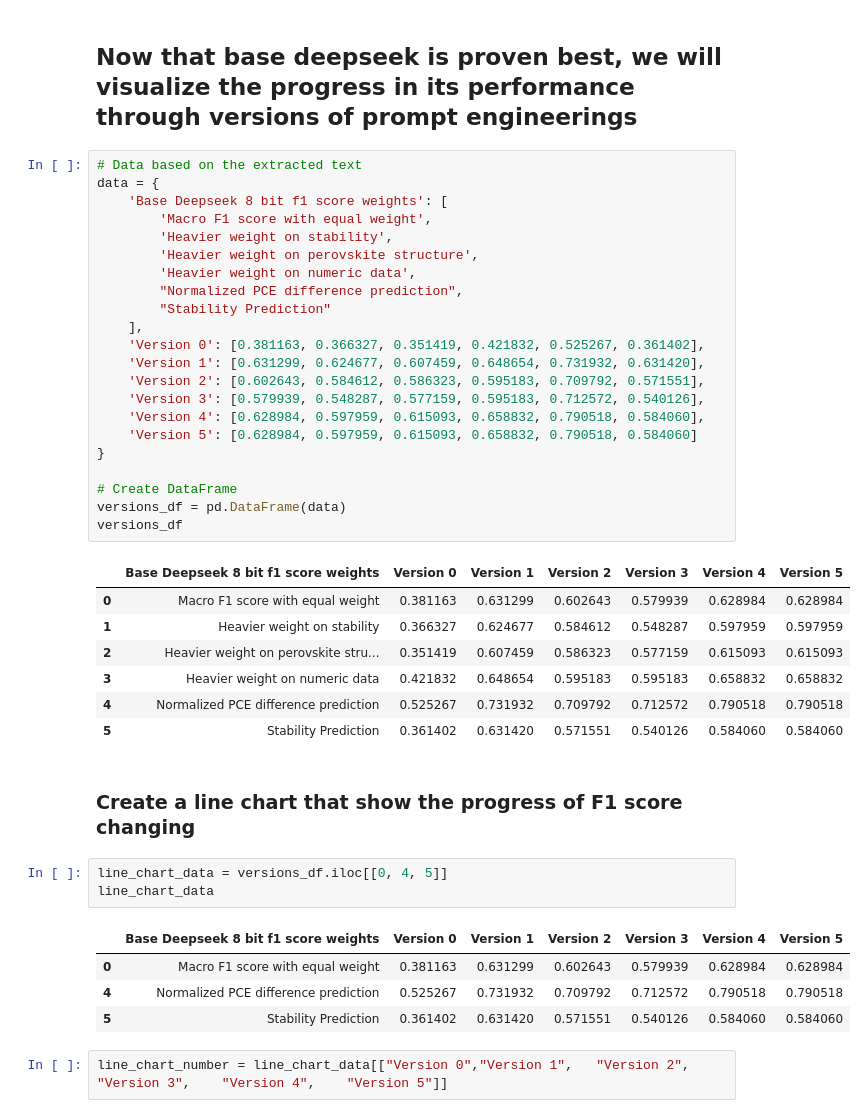
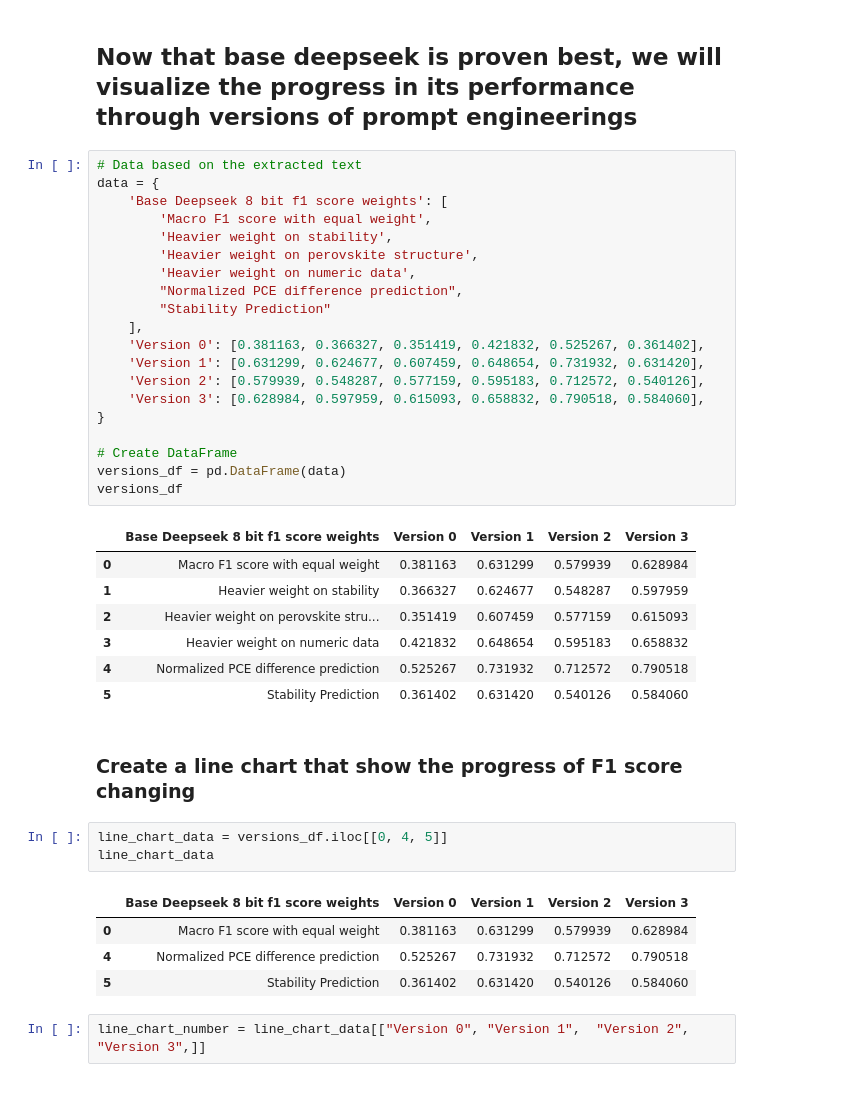
Before and after one commit to kanggunh/DSC180_B11_Q2, a Jupyter notebook: figures_visualization/evaluation.ipynb, the cells around one changed output. Saved outputs shown, nothing was run; the diff lists cells and outputs as text.

```diff
--- a/figures_visualization/evaluation.ipynb
+++ b/figures_visualization/evaluation.ipynb
@@ -371,45 +371,43 @@ plt.show()
 # %%
 # Data based on the extracted text
 data = {
     'Base Deepseek 8 bit f1 score weights': [
         'Macro F1 score with equal weight',
         'Heavier weight on stability',
         'Heavier weight on perovskite structure',
         'Heavier weight on numeric data',
         "Normalized PCE difference prediction",
         "Stability Prediction"
     ],
     'Version 0': [0.381163, 0.366327, 0.351419, 0.421832, 0.525267, 0.361402],
     'Version 1': [0.631299, 0.624677, 0.607459, 0.648654, 0.731932, 0.631420],
-    'Version 2': [0.602643, 0.584612, 0.586323, 0.595183, 0.709792, 0.571551],
-    'Version 3': [0.579939, 0.548287, 0.577159, 0.595183, 0.712572, 0.540126],
-    'Version 4': [0.628984, 0.597959, 0.615093, 0.658832, 0.790518, 0.584060],
-    'Version 5': [0.628984, 0.597959, 0.615093, 0.658832, 0.790518, 0.584060]
+    'Version 2': [0.579939, 0.548287, 0.577159, 0.595183, 0.712572, 0.540126],
+    'Version 3': [0.628984, 0.597959, 0.615093, 0.658832, 0.790518, 0.584060],
 }
 
 # Create DataFrame
 versions_df = pd.DataFrame(data)
 versions_df
 # %% [output]
-|  | Base Deepseek 8 bit f1 score weights | Version 0 | Version 1 | Version 2 | Version 3 | Version 4 | Version 5 |
-| 0 | Macro F1 score with equal weight | 0.381163 | 0.631299 | 0.602643 | 0.579939 | 0.628984 | 0.628984 |
-| 1 | Heavier weight on stability | 0.366327 | 0.624677 | 0.584612 | 0.548287 | 0.597959 | 0.597959 |
-| 2 | Heavier weight on perovskite stru... | 0.351419 | 0.607459 | 0.586323 | 0.577159 | 0.615093 | 0.615093 |
-| 3 | Heavier weight on numeric data | 0.421832 | 0.648654 | 0.595183 | 0.595183 | 0.658832 | 0.658832 |
-| 4 | Normalized PCE difference prediction | 0.525267 | 0.731932 | 0.709792 | 0.712572 | 0.790518 | 0.790518 |
-| 5 | Stability Prediction | 0.361402 | 0.631420 | 0.571551 | 0.540126 | 0.584060 | 0.584060 |
+|  | Base Deepseek 8 bit f1 score weights | Version 0 | Version 1 | Version 2 | Version 3 |
+| 0 | Macro F1 score with equal weight | 0.381163 | 0.631299 | 0.579939 | 0.628984 |
+| 1 | Heavier weight on stability | 0.366327 | 0.624677 | 0.548287 | 0.597959 |
+| 2 | Heavier weight on perovskite stru... | 0.351419 | 0.607459 | 0.577159 | 0.615093 |
+| 3 | Heavier weight on numeric data | 0.421832 | 0.648654 | 0.595183 | 0.658832 |
+| 4 | Normalized PCE difference prediction | 0.525267 | 0.731932 | 0.712572 | 0.790518 |
+| 5 | Stability Prediction | 0.361402 | 0.631420 | 0.540126 | 0.584060 |
 # %% [markdown]
 ### Create a line chart that show the progress of F1 score changing
 # %%
 line_chart_data = versions_df.iloc[[0, 4, 5]]
 line_chart_data
 # %% [output]
-|  | Base Deepseek 8 bit f1 score weights | Version 0 | Version 1 | Version 2 | Version 3 | Version 4 | Version 5 |
-| 0 | Macro F1 score with equal weight | 0.381163 | 0.631299 | 0.602643 | 0.579939 | 0.628984 | 0.628984 |
-| 4 | Normalized PCE difference prediction | 0.525267 | 0.731932 | 0.709792 | 0.712572 | 0.790518 | 0.790518 |
-| 5 | Stability Prediction | 0.361402 | 0.631420 | 0.571551 | 0.540126 | 0.584060 | 0.584060 |
+|  | Base Deepseek 8 bit f1 score weights | Version 0 | Version 1 | Version 2 | Version 3 |
+| 0 | Macro F1 score with equal weight | 0.381163 | 0.631299 | 0.579939 | 0.628984 |
+| 4 | Normalized PCE difference prediction | 0.525267 | 0.731932 | 0.712572 | 0.790518 |
+| 5 | Stability Prediction | 0.361402 | 0.631420 | 0.540126 | 0.584060 |
 # %%
-line_chart_number = line_chart_data[["Version 0","Version 1",	"Version 2",	"Version 3",	"Version 4",	"Version 5"]]
+line_chart_number = line_chart_data[["Version 0", "Version 1",	"Version 2",	"Version 3",]]
 # %%
 # Extract rows and columns for plotting
 labels = [row for row in line_chart_data["Base Deepseek 8 bit f1 score weights"]]
```
Also changed, not shown: parts of 8 cells of this notebook.
